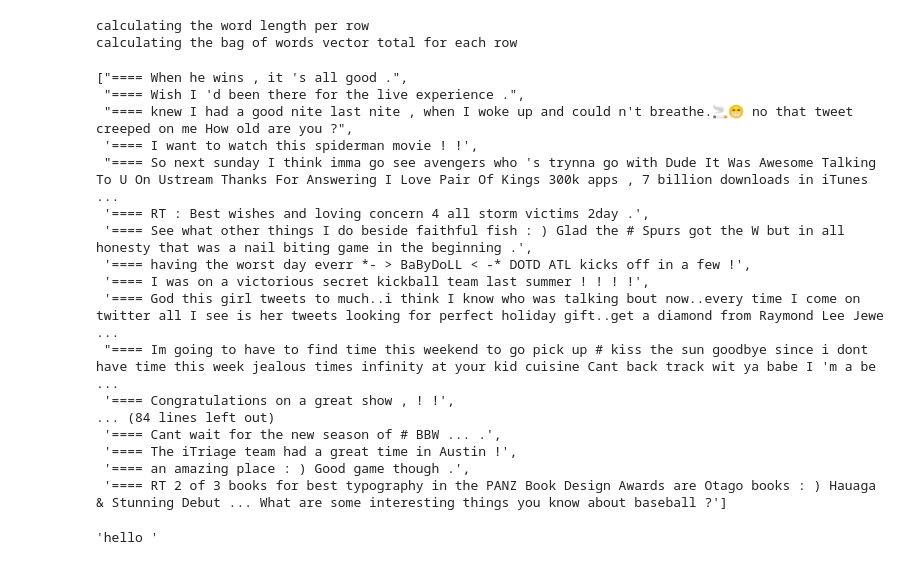
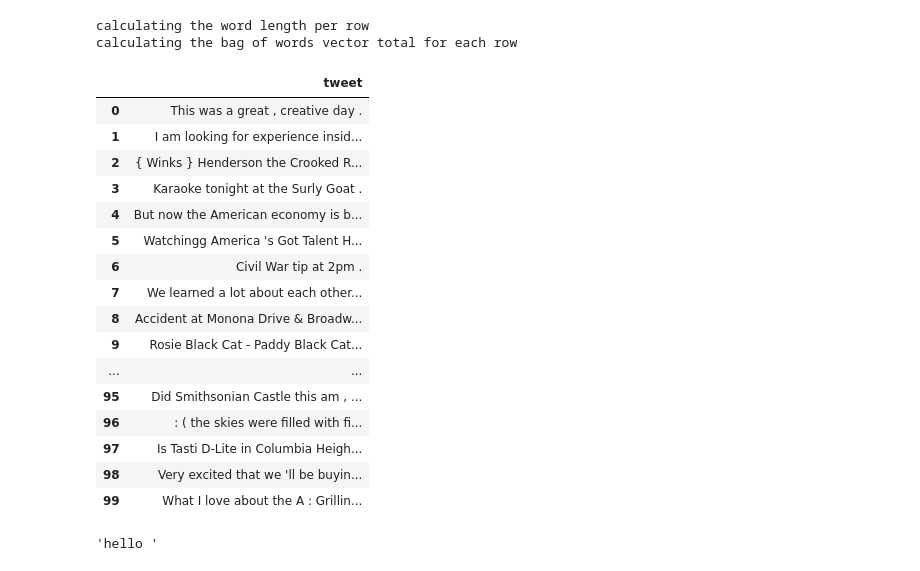
Before and after one commit to hem4nt/sentiment, a Jupyter notebook: sentiment.ipynb, the cells around one changed output. Drawn from its saved outputs; the diff is of its cells as text; code cells hidden in the pictures.

```diff
--- a/sentiment.ipynb
+++ b/sentiment.ipynb
@@ -125,8 +115,9 @@ for i in range(0,10):
 ## Trying clustering
 ### (Did not work. Too diverse)
 # %%
-km = KMeans(n_clusters = 50, verbose =None, max_iter = 4000)
-x = np.array(df_sample['wv_total'])
+# km = KMeans(n_clusters = 50, verbose =None, max_iter = 4000)
+# x = np.array(df_sample['wv_total'])
+# x = np.array([np.array(x) for x in x])
 # clust = km.fit_predict(x)
-x = np.array([np.array(x) for x in x])
-clust = km.fit_predict(x)
+# df_sample['clust']= clust
+# df_sample.loc[df_sample['clust']==20]
@@ -219,26 +185,27 @@ calculating the word length per row
 calculating the bag of words vector total for each row
 # %%
 temp = df_test.loc[df_test['pred_football']==1,'words']
-temp = ['==== '+' '.join(x) for x in temp]
-temp[100:200]
+temp = [' '.join(x).strip() for x in temp]
+css = '<style>.left_aligned_df td { text-align: left; }</style>'
+HTML(css + pd.DataFrame({'tweet':temp[100:200]}).to_html(classes='left_aligned_df'))
 # %% [output]
-["==== When he wins , it 's all good .",
- "==== Wish I 'd been there for the live experience .",
- "==== knew I had a good nite last nite , when I woke up and could n't breathe.🚬😁 no that tweet creeped on me How old are you ?",
- '==== I want to watch this spiderman movie ! !',
- "==== So next sunday I think imma go see avengers who 's trynna go with Dude It Was Awesome Talking To U On Ustream Thanks For Answering I Love Pair Of Kings 300k apps , 7 billion downloads in iTunes ...
- '==== RT : Best wishes and loving concern 4 all storm victims 2day .',
- '==== See what other things I do beside faithful fish : ) Glad the # Spurs got the W but in all honesty that was a nail biting game in the beginning .',
- '==== having the worst day everr *- > BaByDoLL < -* DOTD ATL kicks off in a few !',
- '==== I was on a victorious secret kickball team last summer ! ! ! !',
- '==== God this girl tweets to much..i think I know who was talking bout now..every time I come on twitter all I see is her tweets looking for perfect holiday gift..get a diamond from Raymond Lee Jewe ...
- "==== Im going to have to find time this weekend to go pick up # kiss the sun goodbye since i dont have time this week jealous times infinity at your kid cuisine Cant back track wit ya babe I 'm a be ...
- '==== Congratulations on a great show , ! !',
-... (84 lines left out)
- '==== Cant wait for the new season of # BBW ... .',
- '==== The iTriage team had a great time in Austin !',
- '==== an amazing place : ) Good game though .',
- '==== RT 2 of 3 books for best typography in the PANZ Book Design Awards are Otago books : ) Hauaga & Stunning Debut ... What are some interesting things you know about baseball ?']
+|  | tweet |
+| 0 | This was a great , creative day . |
+| 1 | I am looking for experience insid... |
+| 2 | { Winks } Henderson the Crooked R... |
+| 3 | Karaoke tonight at the Surly Goat . |
+| 4 | But now the American economy is b... |
+| 5 | Watchingg America 's Got Talent H... |
+| 6 | Civil War tip at 2pm . |
+| 7 | We learned a lot about each other... |
+| 8 | Accident at Monona Drive & Broadw... |
+| 9 | Rosie Black Cat - Paddy Black Cat... |
+| ... | ... |
+| 95 | Did Smithsonian Castle this am , ... |
+| 96 | : ( the skies were filled with fi... |
+| 97 | Is Tasti D-Lite in Columbia Heigh... |
+| 98 | Very excited that we 'll be buyin... |
+| 99 | What I love about the A : Grillin... |
 # %%
 from ipywidgets import interact
 @interact
```
Also changed, not shown: parts of 11 cells of this notebook.
